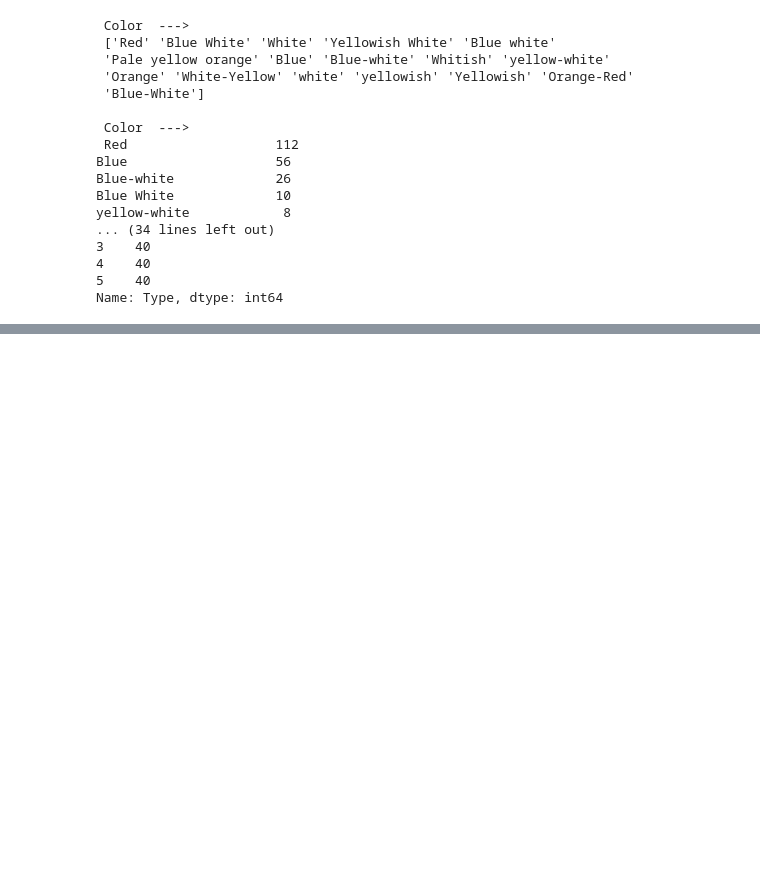
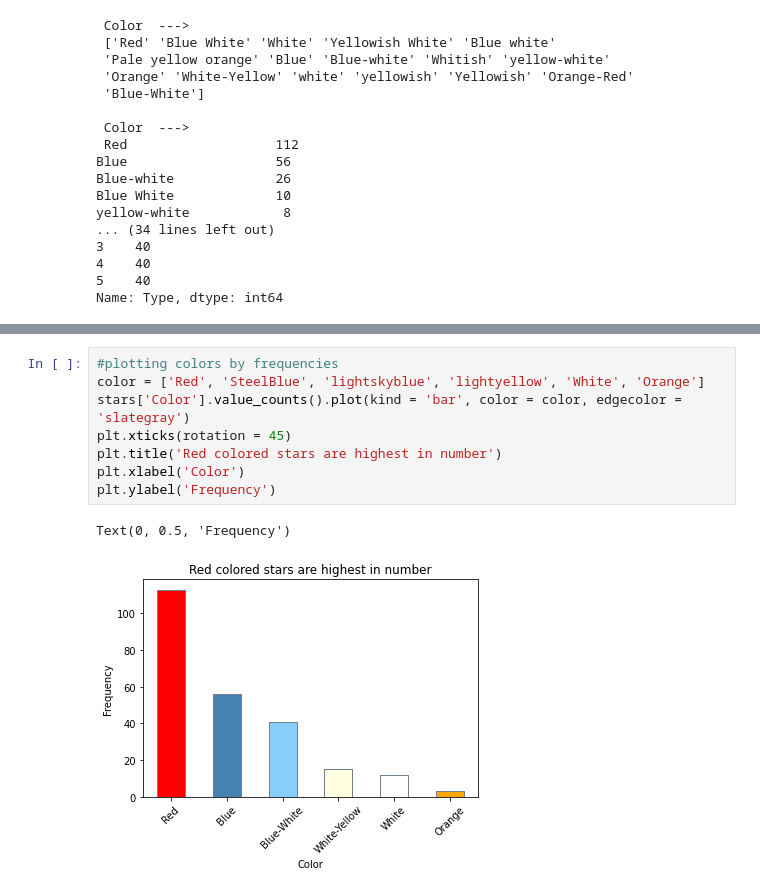
Before and after one commit to shuchita28/NASA-Star-Type-Classification, a Jupyter notebook: NASA_Star_Type_Classification.ipynb, the cells around one changed output, grey strips where cells are left out. Saved outputs shown, nothing was run; the diff lists cells and outputs as text; blank space fills up the shorter version.

```diff
--- a/NASA_Star_Type_Classification.ipynb
+++ b/NASA_Star_Type_Classification.ipynb
@@ -160,0 +184,11 @@ Name: Type, dtype: int64
+# %%
+#plotting colors by frequencies
+color = ['Red', 'SteelBlue', 'lightskyblue', 'lightyellow', 'White', 'Orange']
+stars['Color'].value_counts().plot(kind = 'bar', color = color, edgecolor = 'slategray')
+plt.xticks(rotation = 45)
+plt.title('Red colored stars are highest in number')
+plt.xlabel('Color')
+plt.ylabel('Frequency')
+# %% [output]
+Text(0, 0.5, 'Frequency')
+[figure, added]
```
Also changed, not shown: parts of 37 cells of this notebook.
